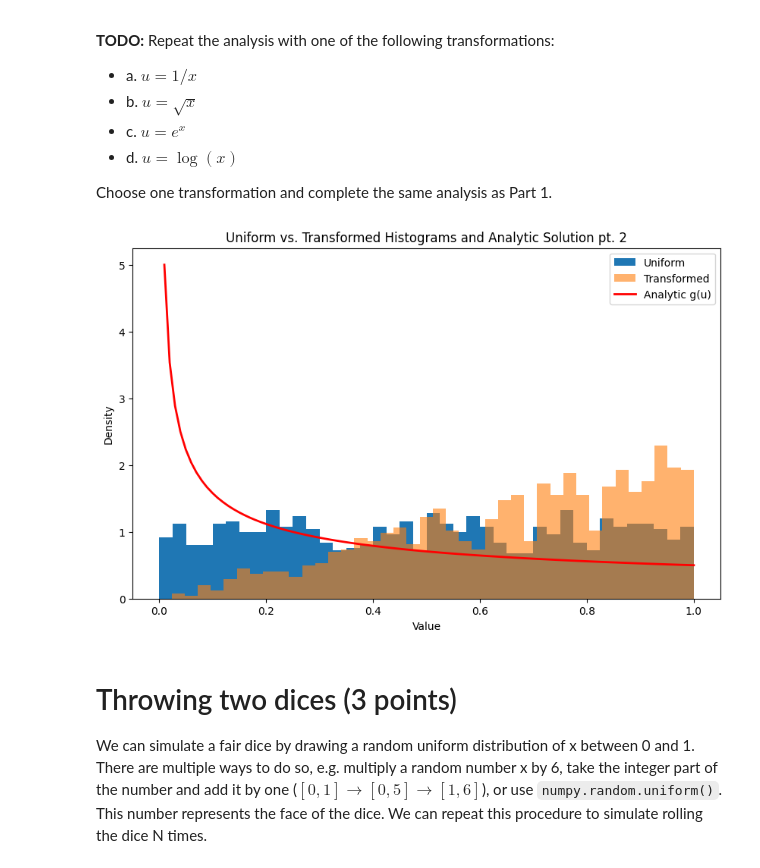
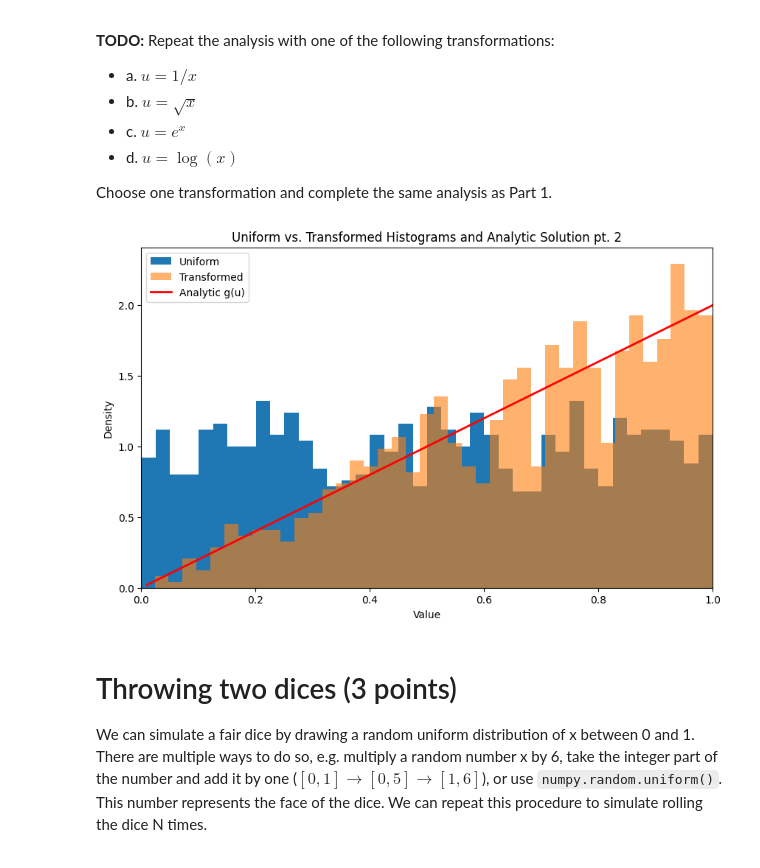
Before and after one commit to Klinjin/Au25_Phys434_Data_Analysis_Lab, a Jupyter notebook: LAB2/lab_2_AlexFeucht.ipynb, the cells around one changed output. Saved outputs shown, nothing was run; the diff lists cells and outputs as text; code cells hidden in the pictures.

```diff
--- a/LAB2/lab_2_AlexFeucht.ipynb
+++ b/LAB2/lab_2_AlexFeucht.ipynb
@@ -102,35 +99,35 @@ Choose one transformation and complete the same analysis as Part 1.
 # 3. Derive and plot the analytical solution on the same graph
 # 4. Compare simulation with analytical prediction
 # %%
-# uniform distribution 2
+# Uniform distribution 2, [u = sqrt(x)]
 uniformSample2 = np.random.uniform(0, 1, 1000)
 
-# transformed uniform distribution [u = sqrt(x)]
+# Transformed uniform distribution
 transformU2 = np.sqrt(uniformSample2)
 
-# analytic distribution [g(u) for u = sqrt(x), x ~ Uniform(0,1) is g(u) = 1/(2*sqrt(u)) for 0 < u < 1]
+# Analytic distribution [g(u) for u = sqrt(x), x ~ Uniform(0,1) is g(u) = 2*u for 0 < u < 1]
 u_values2 = np.linspace(0.01, 1, 100) # Avoid u=0 for sqrt
-analyticDist2 = 1/(2*(np.sqrt(u_values2)))
-
-# Histograms
+analyticDist2 = (2*(u_values2))
 
 # Create figure histograms
 fig, ax = plt.subplots(figsize=(10, 6))
 ax.hist(uniformSample2, bins = 40, density=True, label=f'Uniform')
 ax.hist(transformU2, bins = 40, density=True, alpha=0.6, label=f'Transformed')
 
 # Plot the analytic solution on top of histograms
-ax.plot(u_values, analyticDist2, 'r-', lw=2, label='Analytic g(u)')
+ax.plot(u_values2, analyticDist2, 'r-', lw=2, label='Analytic g(u)')
 
 # Set labels and title
 ax.set_title(f"Uniform vs. Transformed Histograms and Analytic Solution pt. 2")
 ax.set_xlabel("Value")
 ax.set_ylabel("Density")
 ax.legend()
 
+# Set x-axis limits to only show values between 0 and 1
+ax.set_xlim(0, 1)
 plt.show()
 # %% [output]
-[figure, old version]
+[figure, new version]
 # %% [markdown]
 # Throwing two dices (3 points)
 
```
Also changed, not shown: parts of 7 cells of this notebook.
